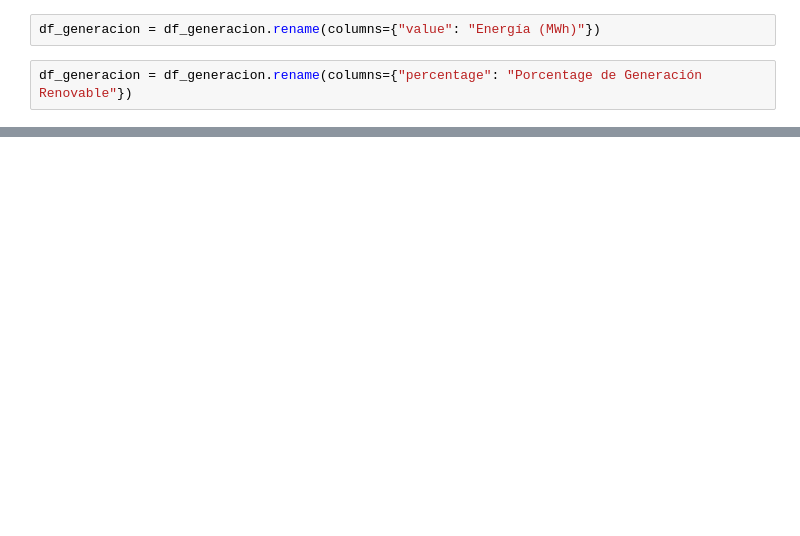
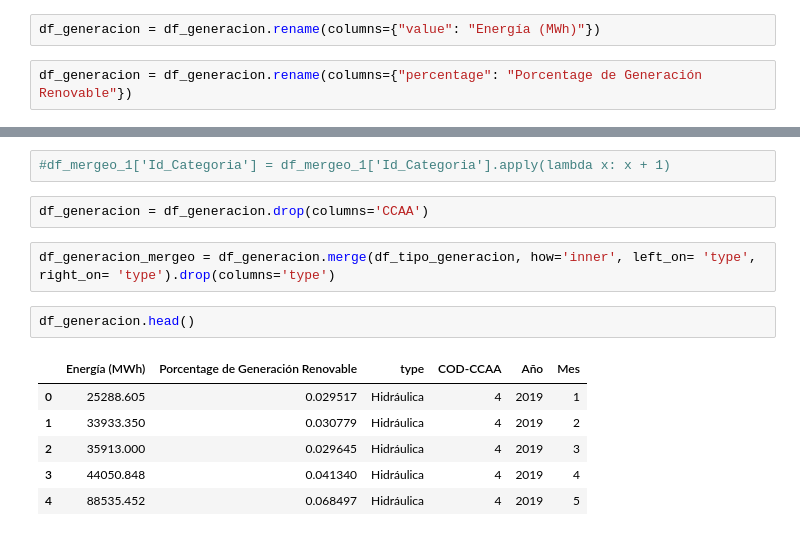
Before and after one commit to ngcarvajall/Laboratorio_ETL, a Jupyter notebook: API_Limpieza.ipynb, the cells around one changed output, grey strips where cells are left out. Saved outputs shown, nothing was run; the diff lists cells and outputs as text; blank space fills up the shorter version.

```diff
--- a/API_Limpieza.ipynb
+++ b/API_Limpieza.ipynb
@@ -208,0 +239,15 @@ df_generacion = df_generacion.rename(columns={"percentage": "Porcentage de Gener
+# %%
+#df_mergeo_1['Id_Categoria'] = df_mergeo_1['Id_Categoria'].apply(lambda x: x + 1)
+# %%
+df_generacion = df_generacion.drop(columns='CCAA')
+# %%
+df_generacion_mergeo = df_generacion.merge(df_tipo_generacion, how='inner', left_on= 'type', right_on= 'type').drop(columns='type')
+# %%
+df_generacion.head()
+# %% [output]
+|  | Energía (MWh) | Porcentage de Generación Renovable | type | COD-CCAA | Año | Mes |
+| 0 | 25288.605 | 0.029517 | Hidráulica | 4 | 2019 | 1 |
+| 1 | 33933.350 | 0.030779 | Hidráulica | 4 | 2019 | 2 |
+| 2 | 35913.000 | 0.029645 | Hidráulica | 4 | 2019 | 3 |
+| 3 | 44050.848 | 0.041340 | Hidráulica | 4 | 2019 | 4 |
+| 4 | 88535.452 | 0.068497 | Hidráulica | 4 | 2019 | 5 |
```
Also changed, not shown: parts of 15 cells of this notebook.
